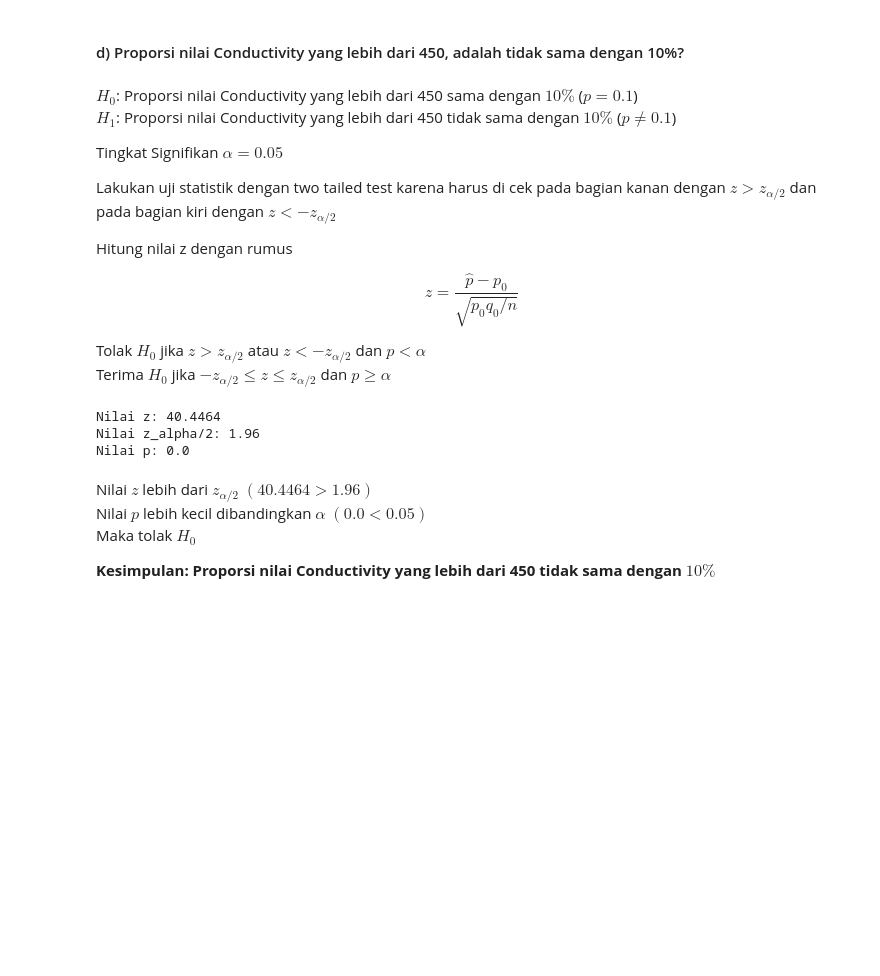
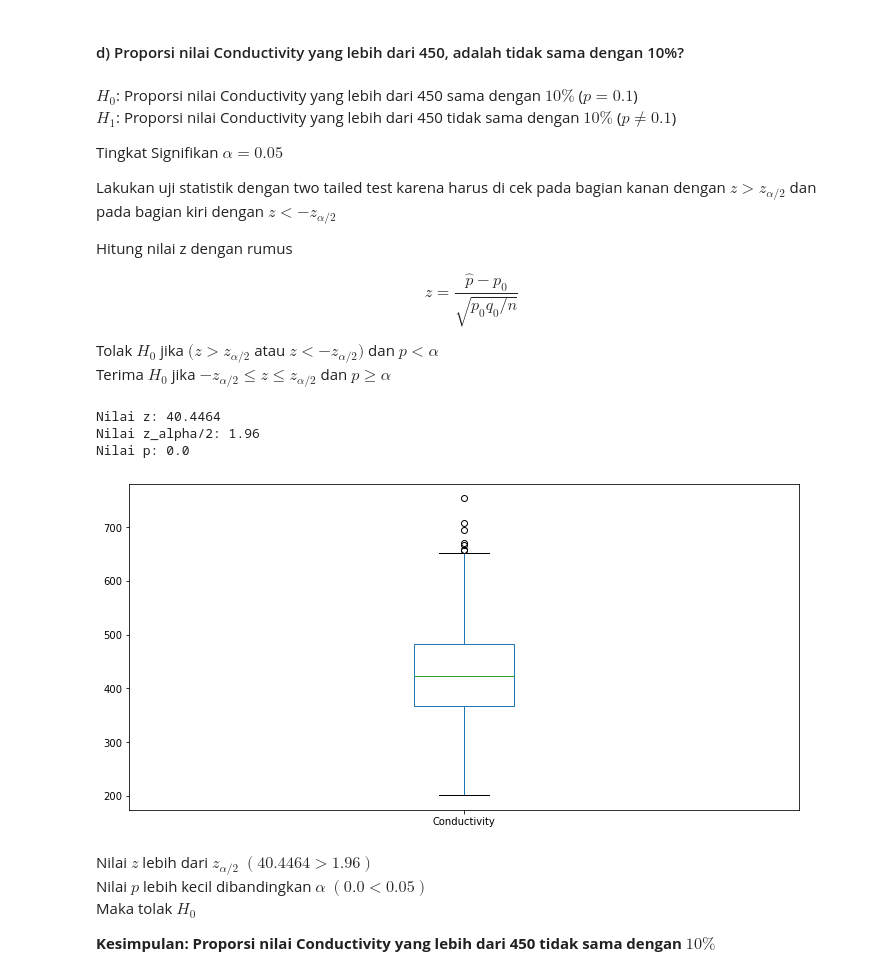
Before and after one commit to IloveNooodles/Probstat-Water-Potability, a Jupyter notebook: src/nomor4.ipynb, the cells around one changed output. Saved outputs shown, nothing was run; the diff lists cells and outputs as text; code cells hidden in the pictures; blank space fills up the shorter version.

```diff
--- a/src/nomor4.ipynb
+++ b/src/nomor4.ipynb
@@ -152,25 +167,29 @@ Hitung nilai z dengan rumus
 
 $$ z = \frac{\hat{p} - p_0}{\sqrt{p_0q_0/n}} $$
 
-Tolak $H_0$ jika $z > z_{\alpha/2}$ atau $z < -z_{\alpha/2}$ dan $p < \alpha$
+Tolak $H_0$ jika $(z > z_{\alpha/2}$ atau $z < -z_{\alpha/2})$ dan $p < \alpha$
 Terima $H_0$ jika $-z_{\alpha/2} \le z \le z_{\alpha/2}$ dan $p \ge \alpha$
 # %%
 p_0 = 0.10
 alpha = 0.05
 
 conductivity_over_450 = len(df[df["Conductivity"] > 450])
 
 z, p = proportions_ztest(conductivity_over_450,
                          len(df), value=p_0, prop_var=p_0)
 z_a = st.norm.ppf(1-alpha/2)
 
 print(f"Nilai z: {round(z, 4)}")
 print(f"Nilai z_alpha/2: {round(z_a, 4)}")
 print(f"Nilai p: {round(p, 4)}")
+df["Conductivity"].plot(kind="box", figsize=(12, 6))
+plt.title = ("Conductivity")
+plt.show()
 # %% [output]
 Nilai z: 40.4464
 Nilai z_alpha/2: 1.96
 Nilai p: 0.0
+[figure, added]
 # %% [markdown]
 Nilai $z$ lebih dari $z_{\alpha/2}$ $(40.4464 > 1.96)$
 Nilai $p$ lebih kecil dibandingkan $\alpha$  $(0.0 < 0.05)$
```
Also changed, not shown: parts of 7 cells of this notebook.
